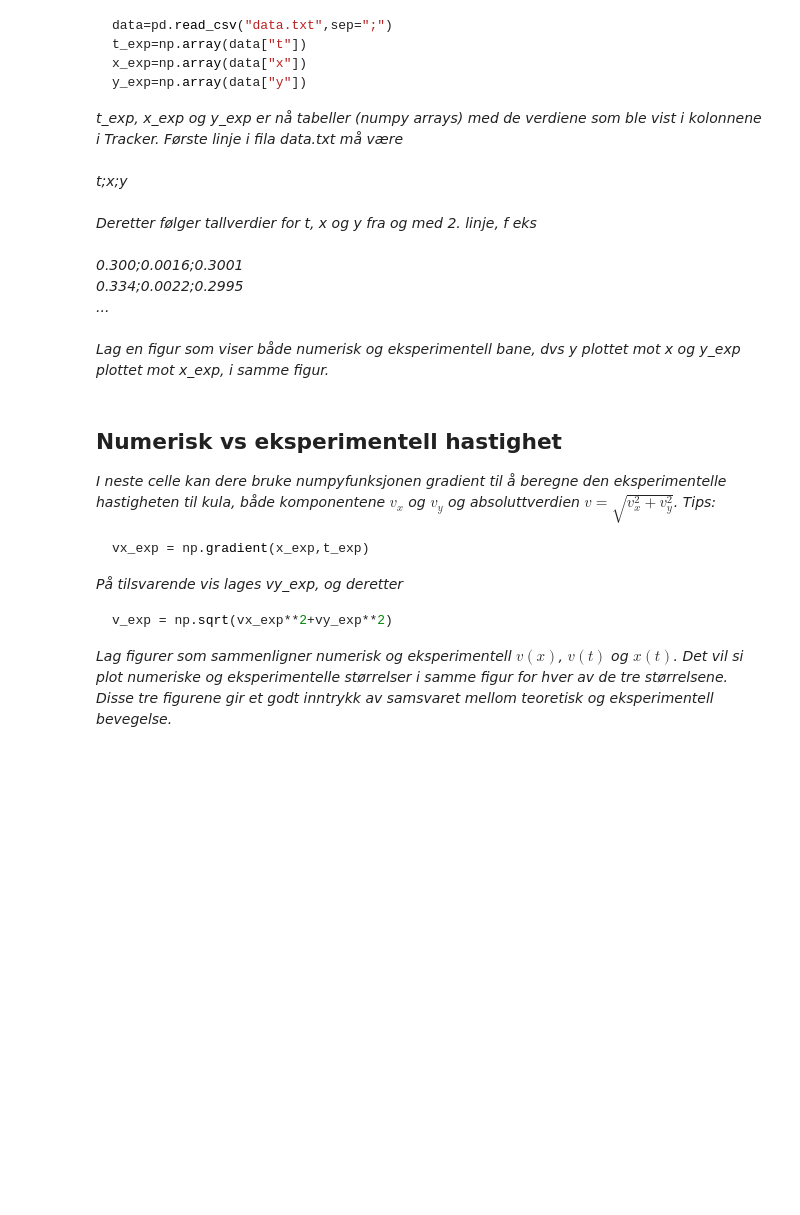
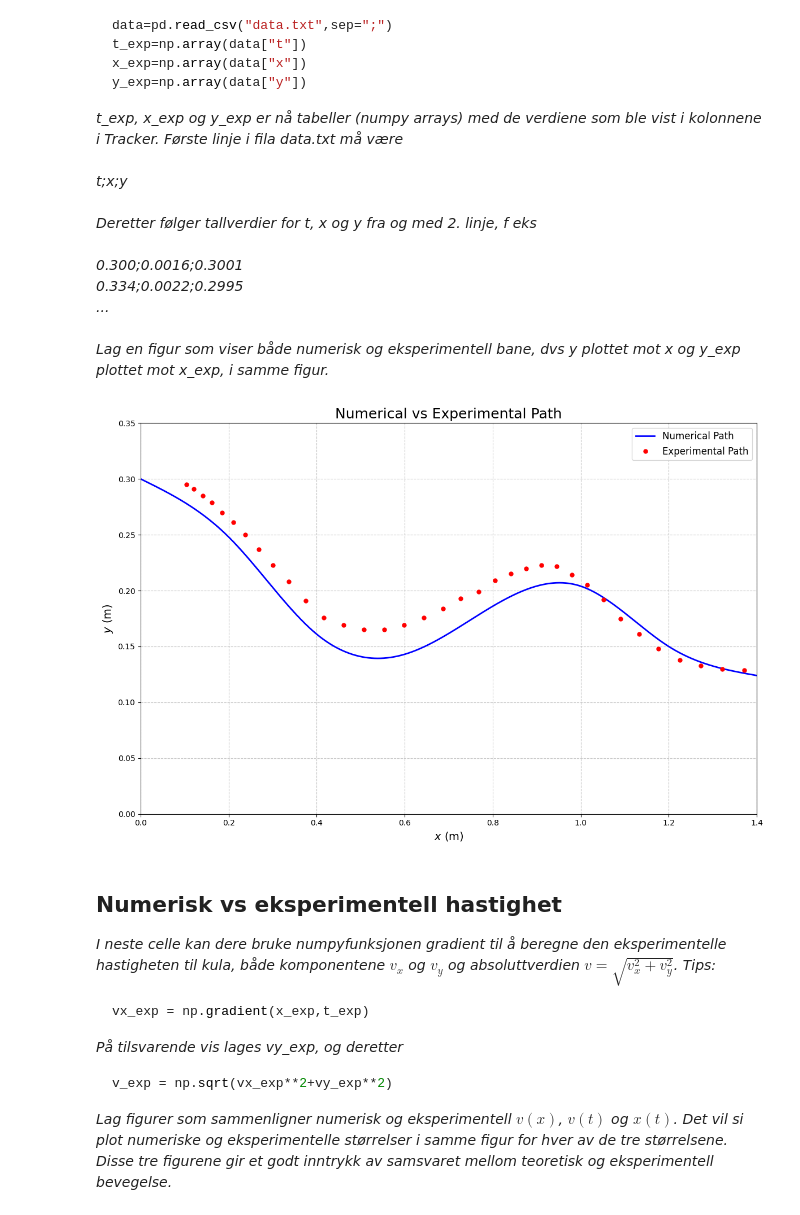
Before and after one commit to isakosntnu/fysikk, a Jupyter notebook: notebook_mal_V25.ipynb, the cells around one changed output. Saved outputs shown, nothing was run; the diff lists cells and outputs as text; code cells hidden in the pictures; blank space fills up the shorter version.

```diff
--- a/notebook_mal_V25.ipynb
+++ b/notebook_mal_V25.ipynb
@@ -330,10 +330,53 @@ Deretter følger tallverdier for t, x og y fra og med 2. linje, f eks <br><br>
 ... <br><br>
 Lag en figur som viser både numerisk og eksperimentell bane, dvs y plottet mot x og y_exp plottet mot x_exp, i samme figur.*
 # %%
-#Innlesing av eksperimentelle verdier for t, x og y
+import numpy as np
+import pandas as pd
+import matplotlib.pyplot as plt
 
+# Load the experimental data, ensuring numeric conversion
+data = pd.read_csv("txy_kule.txt", sep="\t", skiprows=1, decimal=",", engine="python")
+data.columns = data.columns.str.strip()
+data = data[["t", "x", "y"]]
 
-#Plotting av numerisk og eksperimentell bane
+# Convert to numeric to ensure proper handling of numbers
+data["x"] = pd.to_numeric(data["x"], errors="coerce")
+data["y"] = pd.to_numeric(data["y"], errors="coerce")
+data["t"] = pd.to_numeric(data["t"], errors="coerce")
+
+# Drop rows with invalid (NaN) values
+data = data.dropna()
+
+# Extract arrays
+t_exp = np.array(data["t"])
+x_exp = np.array(data["x"])
+y_exp = np.array(data["y"])
+
+# Plot experimental and numerical paths
+plt.figure(figsize=(12, 8))
+
+# Plot numerical path (already computed in your numerical script)
+plt.plot(x, y, label="Numerical Path", color="blue", linewidth=2)
+
+# Plot experimental path
+plt.plot(x_exp, y_exp, label="Experimental Path", linestyle="", marker="o", color="red", markersize=5)
+
+# Adding title and labels
+plt.title("Numerical vs Experimental Path", fontsize=18)
+plt.xlabel("$x$ (m)", fontsize=14)
+plt.ylabel("$y$ (m)", fontsize=14)
+
+# Add grid, legend, and formatting
+plt.grid(True, linestyle="--", alpha=0.7)
+plt.legend(fontsize=12)
+plt.xlim(0, 1.4)  # Match the numerical path's x-range
+plt.ylim(0, 0.35)  # Match the numerical path's y-range
+
+# Show the plot
+plt.tight_layout()
+plt.show()
+# %% [output]
+[figure, added]
 # %% [markdown]
 ## Numerisk vs eksperimentell hastighet
 
```
Also changed, not shown: 1 other file.
